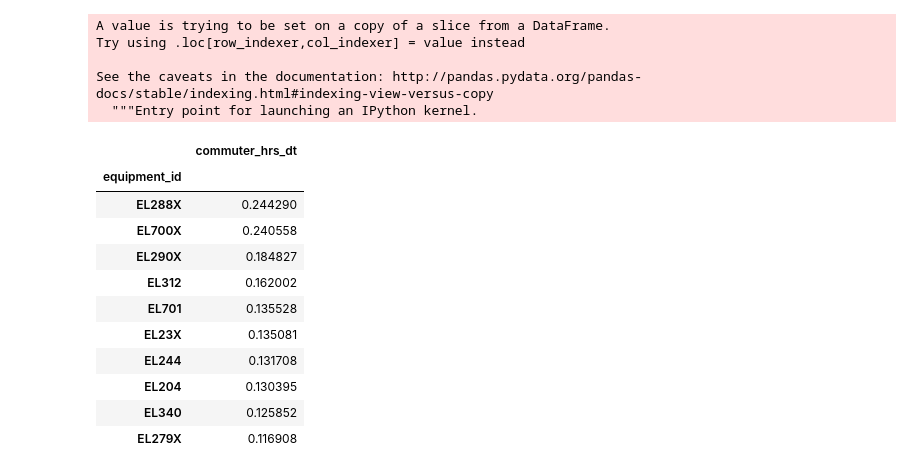
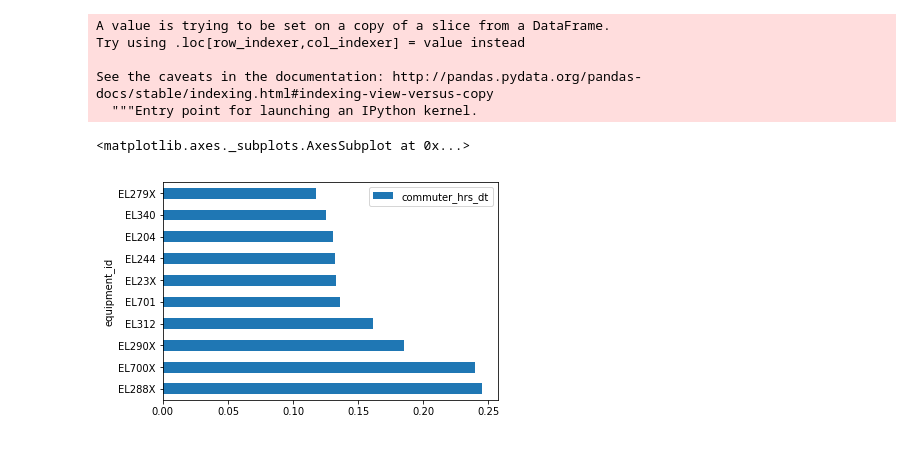
Before and after one commit to tsdataclinic/mta, a Jupyter notebook: notebooks/global_metric/02_calc_metrics.ipynb, the cells around one changed output. Saved outputs shown, nothing was run; the diff lists cells and outputs as text; code cells hidden in the pictures.

```diff
--- a/notebooks/global_metric/02_calc_metrics.ipynb
+++ b/notebooks/global_metric/02_calc_metrics.ipynb
@@ -157,7 +159,8 @@ ax.set_xticks(range(1,13))
 Number of commuters at each hour of outage at each station / total number of commuters at that station
 # %%
 df_elevators['flow_pct'] = df_elevators['flow']*df_elevators['Percentage']
-daily_ch_dt_by_el = df_elevators.groupby([df_elevators.index.floor('d'),'equipment_id']).sum()['flow_pct'].div(df_elevators.groupby([df_elevators.index.floor('d'),'equipment_id']).sum()['flow']).reset_index()
+daily_ch_dt_by_el = df_elevators.groupby([df_elevators.index.floor('d'),'equipment_id','maintained']).sum()['flow_pct'].div(df_elevators.groupby([df_elevators.index.floor('d'),'equipment_id','maintained']).sum()['flow']).reset_index()
+daily_ch_dt_by_st = df_elevators.groupby([df_elevators.index.floor('d'),'STATION','maintained']).sum()['flow_pct'].div(df_elevators.groupby([df_elevators.index.floor('d'),'STATION','maintained']).sum()['flow']).reset_index()
 # %% [output]
 A value is trying to be set on a copy of a slice from a DataFrame.
 Try using .loc[row_indexer,col_indexer] = value instead
@@ -166,17 +169,7 @@ See the caveats in the documentation: http://pandas.pydata.org/pandas-docs/stabl
   """Entry point for launching an IPython kernel.
 # %%
 daily_ch_dt_by_el.rename(columns={0:'commuter_hrs_dt'},inplace=True)
-daily_ch_dt_by_el.groupby('equipment_id').mean().sort_values('commuter_hrs_dt',ascending=False).head(10)
+daily_ch_dt_by_el.groupby('equipment_id').mean().sort_values('commuter_hrs_dt',ascending=False).head(10).plot.barh()
 # %% [output]
-|  | commuter_hrs_dt |
-| equipment_id |  |
-| EL288X | 0.244290 |
-| EL700X | 0.240558 |
-| EL290X | 0.184827 |
-| EL312 | 0.162002 |
-| EL701 | 0.135528 |
-| EL23X | 0.135081 |
-| EL244 | 0.131708 |
-| EL204 | 0.130395 |
-| EL340 | 0.125852 |
-| EL279X | 0.116908 |
+<matplotlib.axes._subplots.AxesSubplot at 0x...>
+[figure, added]
```
Also changed, not shown: parts of 26 cells of this notebook, 1 other file.
